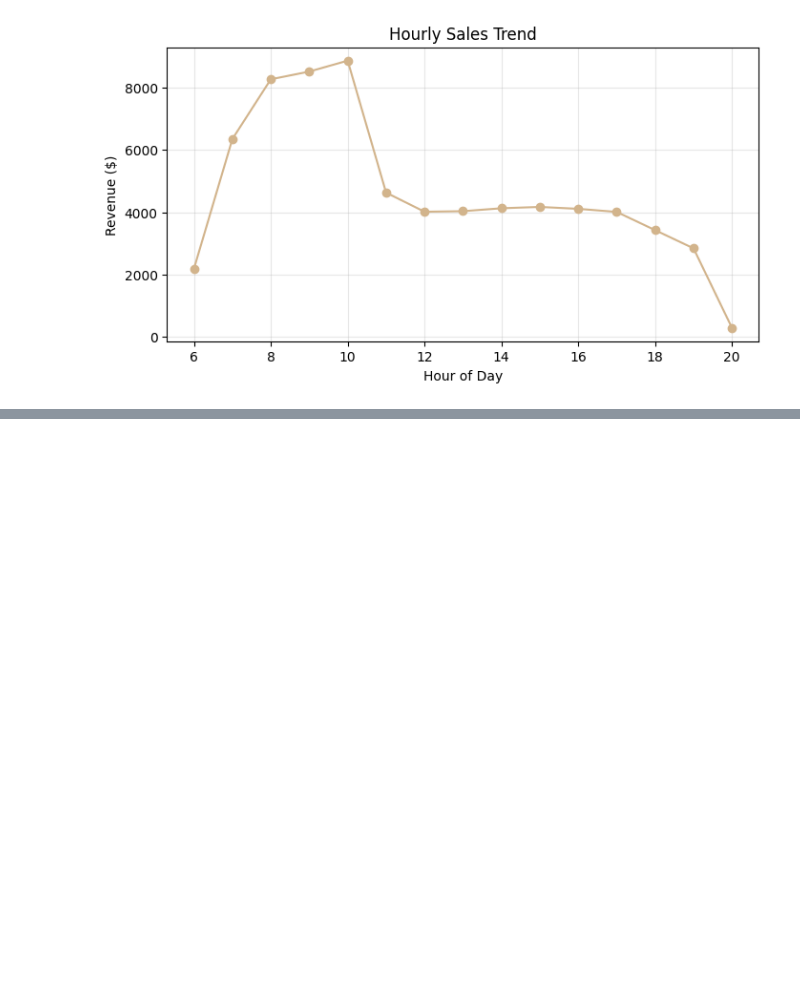
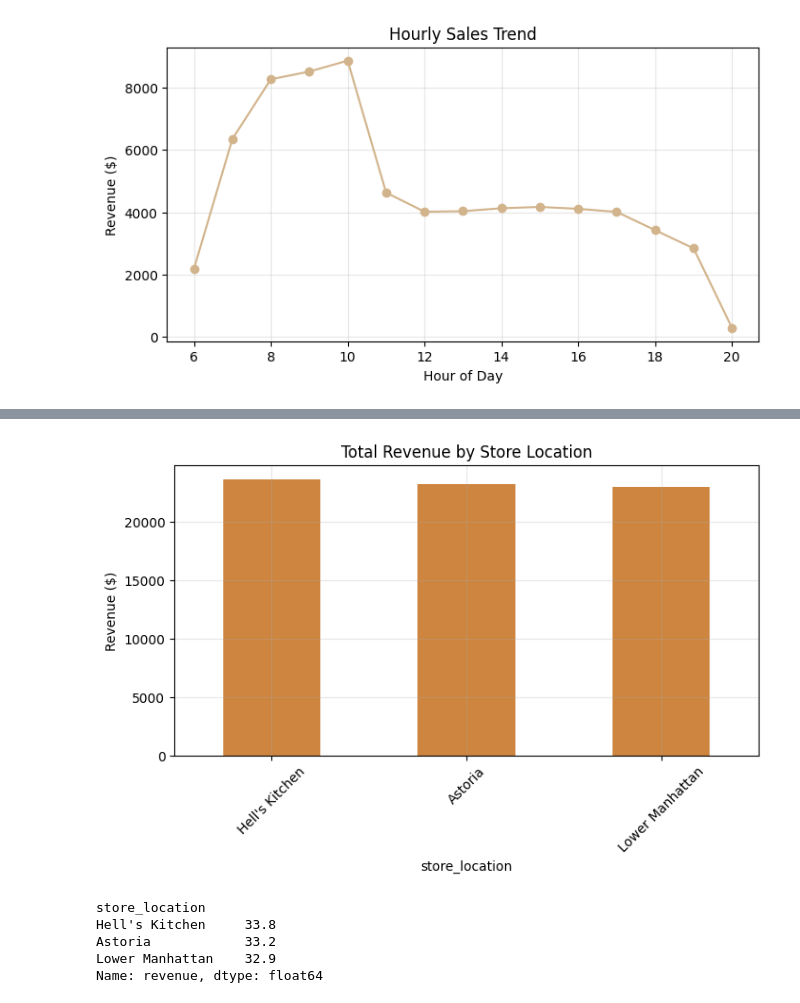
Before and after one commit to tajclachar/coffee-shop-sales-analysis, a Jupyter notebook: notebooks/coffee_shop_analysis.ipynb, the cells around one changed output, grey strips where cells are left out. Drawn from its saved outputs; the diff is of its cells as text; code cells hidden in the pictures; blank space fills up the shorter version.

```diff
--- a/notebooks/coffee_shop_analysis.ipynb
+++ b/notebooks/coffee_shop_analysis.ipynb
@@ -141,0 +149,23 @@ plt.show()
+# %%
+# Group by store to see which locations drive the most revenue
+store_performance = df.groupby("store_location")["revenue"].sum().sort_values(ascending=False)
+
+# Visualize top stores
+plt.figure(figsize=(8,4))
+store_performance.plot(kind="bar", color="peru")
+plt.title("Total Revenue by Store Location")
+plt.ylabel("Revenue ($)")
+plt.xticks(rotation=45)
+plt.grid(alpha=0.3)
+plt.show()
+
+# Calculate each store's share of total revenue
+store_share = (store_performance / store_performance.sum() * 100).round(1)
+store_share.head()
+# %% [output]
+[figure, added]
+store_location
+Hell's Kitchen     33.8
+Astoria            33.2
+Lower Manhattan    32.9
+Name: revenue, dtype: float64
```
Also changed, not shown: parts of 4 cells of this notebook, 1 other file.
